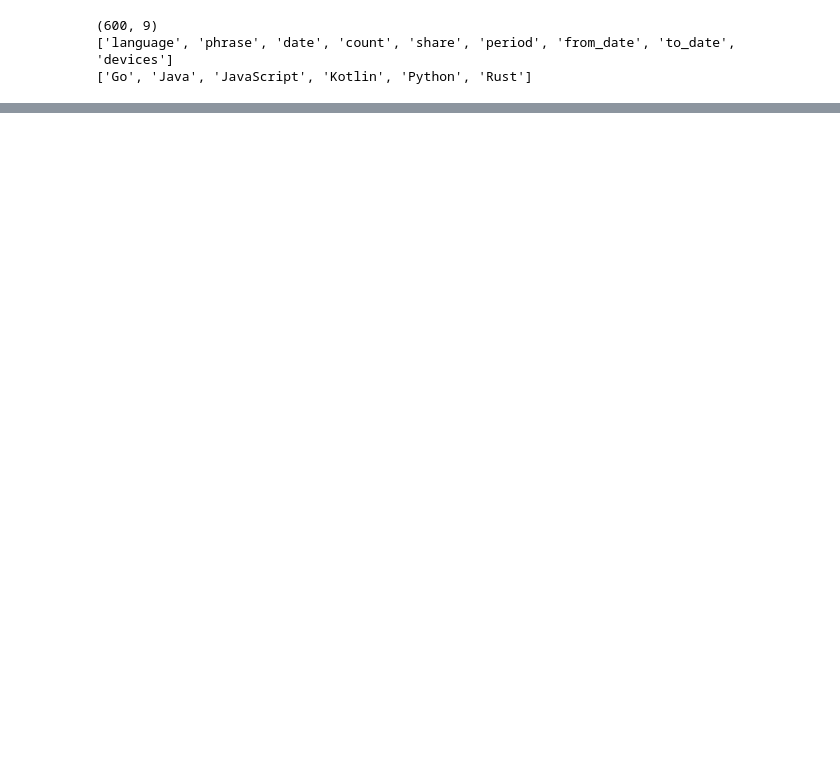
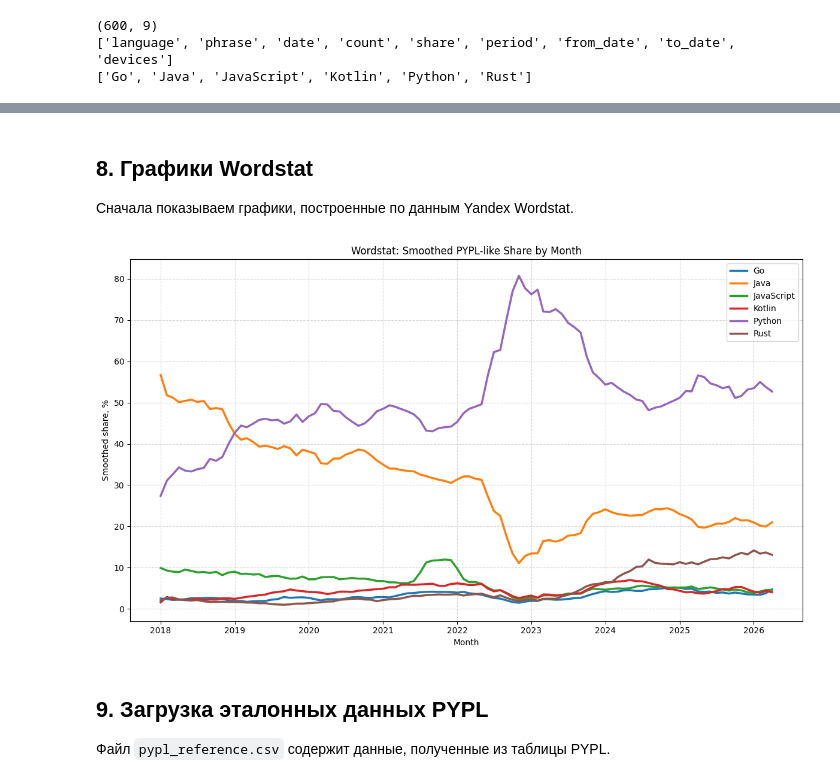
Before and after one commit to Damirlan/github-language-popularity-analysis, a Jupyter notebook: program.ipynb, the cells around one changed output, grey strips where cells are left out. Cells and saved outputs as stored; diff of their text form; code cells hidden in the pictures; blank space fills up the shorter version.

```diff
--- a/program.ipynb
+++ b/program.ipynb
@@ -137,14 +58,0 @@ plt.show()
-# %%
-plt.figure(figsize=(12, 7))
-
-for language in monthly_index_df["language"].unique():
-    language_df = monthly_index_df[monthly_index_df["language"] == language]
-    plt.plot(language_df["date"], language_df["share_pct"], marker="o", linewidth=2, label=language)
-
-plt.title("PYPL-like Share of Tutorial Searches by Month")
-plt.xlabel("Month")
-plt.ylabel("Share, %")
-plt.grid(True, linestyle="--", alpha=0.5)
-plt.legend()
-plt.tight_layout()
-plt.show()
@@ -225,0 +74,4 @@ print("- Результаты чувствительны к выбранным t
+# %%
+monthly_index_df = pd.read_csv(MONTHLY_INDEX_PATH)
+monthly_index_df["date"] = pd.to_datetime(monthly_index_df["date"], utc=True).dt.tz_localize(None)
+monthly_index_df.head()
@@ -225,0 +99,24 @@ print("- Результаты чувствительны к выбранным t
+# %% [markdown]
+## 8. Графики Wordstat
+
+Сначала показываем графики, построенные по данным Yandex Wordstat.
+# %%
+plt.figure(figsize=(12, 7))
+
+for language in monthly_index_df["language"].unique():
+    language_df = monthly_index_df[monthly_index_df["language"] == language]
+    plt.plot(language_df["date"], language_df["smoothed_share_pct"], linewidth=2.5, label=language)
+
+plt.title("Wordstat: Smoothed PYPL-like Share by Month")
+plt.xlabel("Month")
+plt.ylabel("Smoothed share, %")
+plt.grid(True, linestyle="--", alpha=0.5)
+plt.legend()
+plt.tight_layout()
+plt.show()
+# %% [output]
+[figure, added]
+# %% [markdown]
+## 9. Загрузка эталонных данных PYPL
+
+Файл `pypl_reference.csv` содержит данные, полученные из таблицы PYPL.
```
Also changed, not shown: parts of 44 cells of this notebook.
